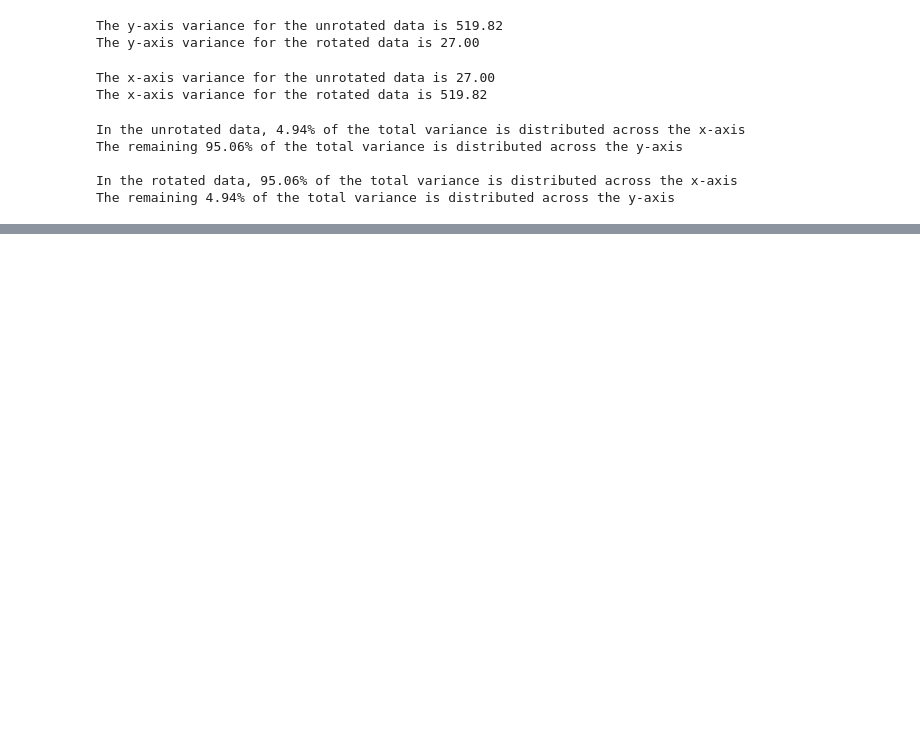
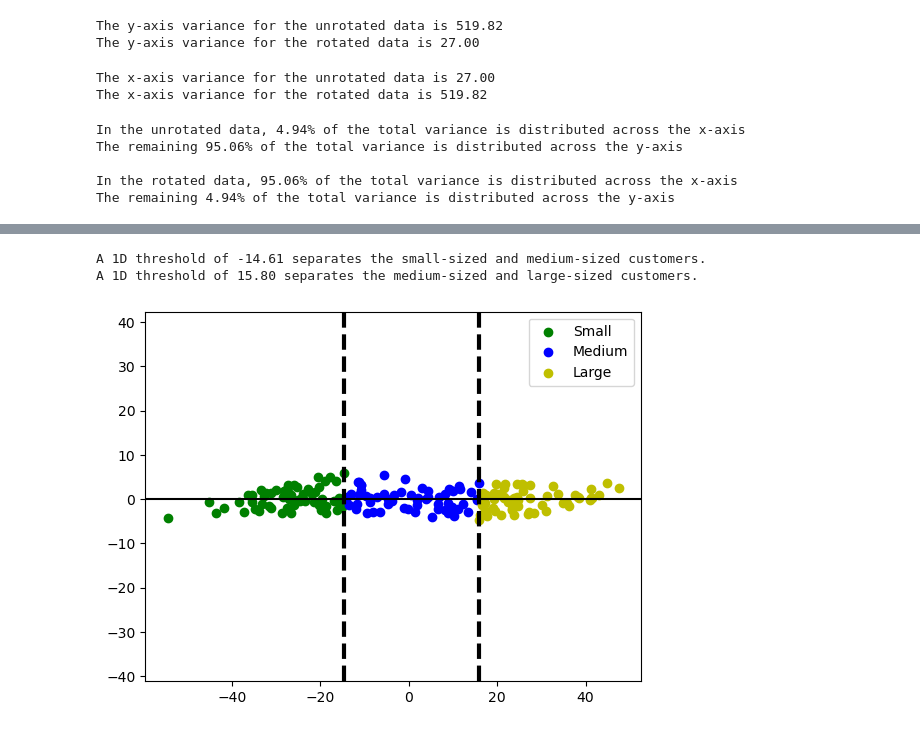
Before and after one commit to IanSinColorado/DataScienceBootcamp, a Jupyter notebook: Chapter14.ipynb, the cells around one changed output, grey strips where cells are left out. Drawn from its saved outputs; the diff is of its cells as text; code cells hidden in the pictures; blank space fills up the shorter version.

```diff
--- a/Chapter14.ipynb
+++ b/Chapter14.ipynb
@@ -142,4 +142,34 @@ cluster_size = int(x_values.size / 3)
 small_cutoff = max(sorted_x_values[:cluster_size])
 large_cutoff = min(sorted_x_values[-cluster_size:])
 print(f"A 1D threshold of {small_cutoff:.2f} separates the small-sized and medium-sized customers.")
-print(f"A 1D threshold of {large_cutoff:.2f} separates the medium-sized and )
+print(f"A 1D threshold of {large_cutoff:.2f} separates the medium-sized and large-sized customers.")
+# %% [output]
+A 1D threshold of -14.61 separates the small-sized and medium-sized customers.
+A 1D threshold of 15.80 separates the medium-sized and large-sized customers.
+# %%
+# Plotting horizontal customer data separated into three segments
+def plot_customer_segments(horizontal_2d_data):
+    small, medium, large = [], [], []
+    cluster_labels = ['Small', 'Medium', 'Large']
+    for x_value, y_value in horizontal_2d_data.T:
+        if x_value <= small_cutoff:
+            small.append([x_value, y_value])
+        elif small_cutoff < x_value <= large_cutoff:
+            medium.append([x_value, y_value])
+        else:
+            large.append([x_value, y_value])
+
+    for i, cluster in enumerate([small, medium, large]):
+        cluster_x_vlaues, cluster_y_values = np.array(cluster).T
+        plt.scatter(cluster_x_vlaues, cluster_y_values, color=['g', 'b', 'y'][i], label=cluster_labels[i])
+
+    plt.axhline(0, c='k')
+    plt.axvline(large_cutoff, c='k', linewidth=3, linestyle='--')
+    plt.axvline(small_cutoff, c='k', linewidth=3, linestyle='--')
+    plt.axis('equal')
+    plt.legend()
+    plt.show()
+
+plot_customer_segments(best_rotated_data)
+# %% [output]
+[figure, added]
```
Also changed, not shown: parts of 11 cells of this notebook.
